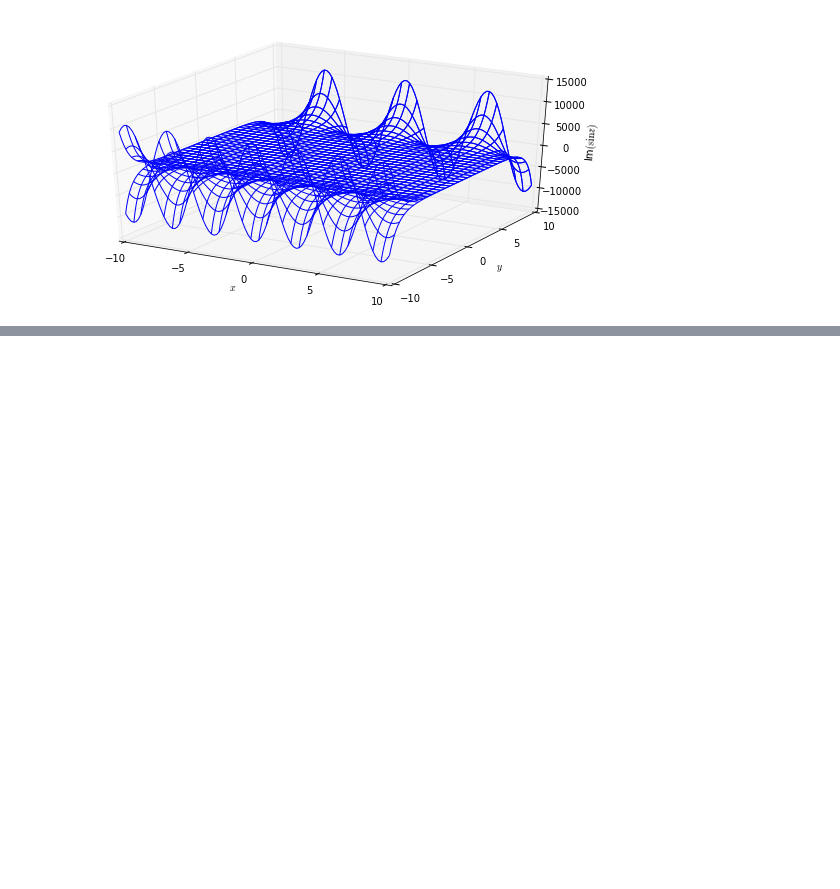
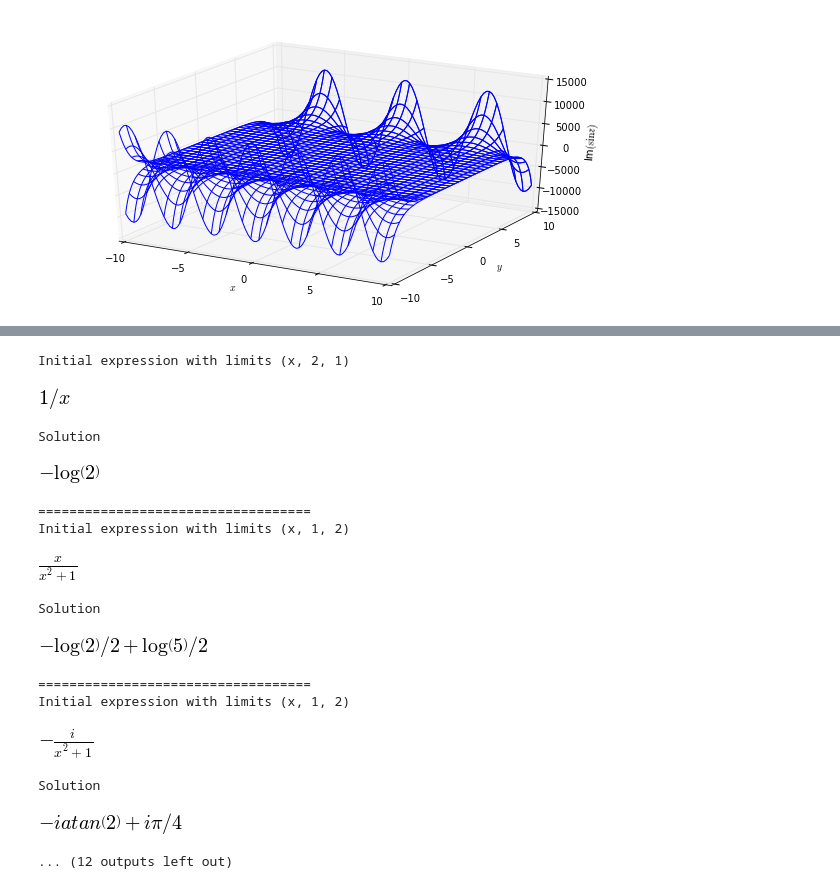
Before and after one commit to jsbarbosa/study-happiness, a Jupyter notebook: MetodosMatematicos/Complex plots.ipynb, the cells around one changed output, grey strips where cells are left out. Drawn from its saved outputs; the diff is of its cells as text; code cells hidden in the pictures; blank space fills up the shorter version.

```diff
--- a/MetodosMatematicos/Complex plots.ipynb
+++ b/MetodosMatematicos/Complex plots.ipynb
@@ -86,0 +90,51 @@ spy.init_printing()
+# %%
+x = spy.Symbol('x')
+x1 = 2
+x2 = 1
+y = spy.Symbol('y')
+y1 = 2
+y2 = 1
+
+first_exp = 1/x
+second_exp = x/(x**2+1)
+second_exp2 = - spy.I/(x**2+1)
+third_exp = y/(4+y**2)
+third_exp2 = spy.I*2/(4+y**2)
+
+expressions = [first_exp, second_exp, second_exp2, third_exp, third_exp2]
+limits = [(x, x1, x2), (x, x2, x1), (x, x2, x1), (y, y2, y1), (y, y2, y1)]
+
+results = []
+
+for (initial, limit) in zip(expressions, limits):
+    temp = spy.integrate(initial, limit)
+    print("Initial expression with limits", limit)
+    display(initial)
+    print("Solution")
+    display(temp.expand())
+    results.append(temp)
+    print("===================================")
+
+print("Result")
+result = sum(results)
+display(result)
+result = spy.simplify(result)
+print("===================================")
+print("Simplified")
+display(result)
+# %% [output]
+Initial expression with limits (x, 2, 1)
+[figure, added]
+Solution
+[figure, added]
+===================================
+Initial expression with limits (x, 1, 2)
+[figure, added]
+Solution
+[figure, added]
+===================================
+Initial expression with limits (x, 1, 2)
+[figure, added]
+Solution
+[figure, added]
+... (12 outputs left out)
```
Also changed, not shown: parts of 3 cells of this notebook.
